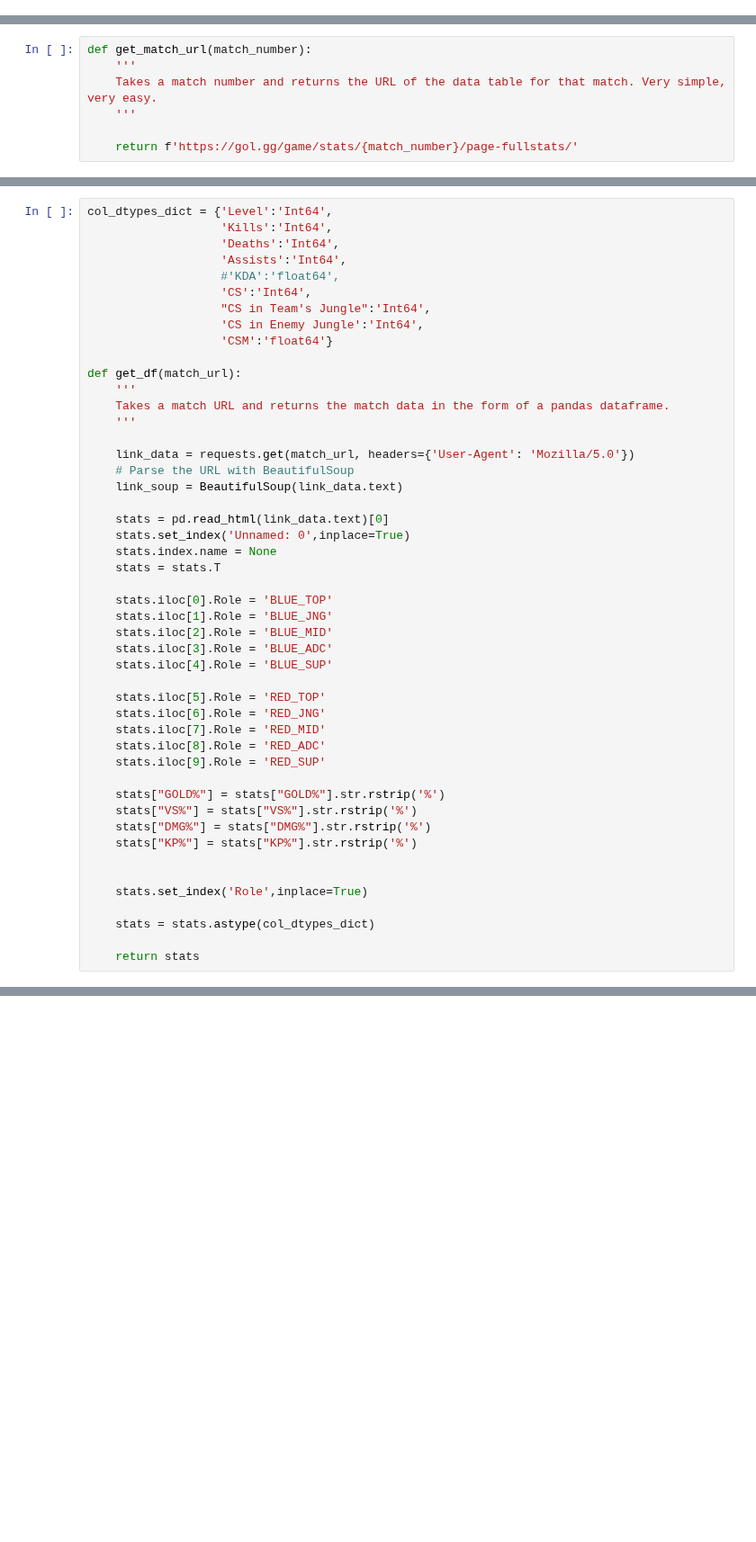
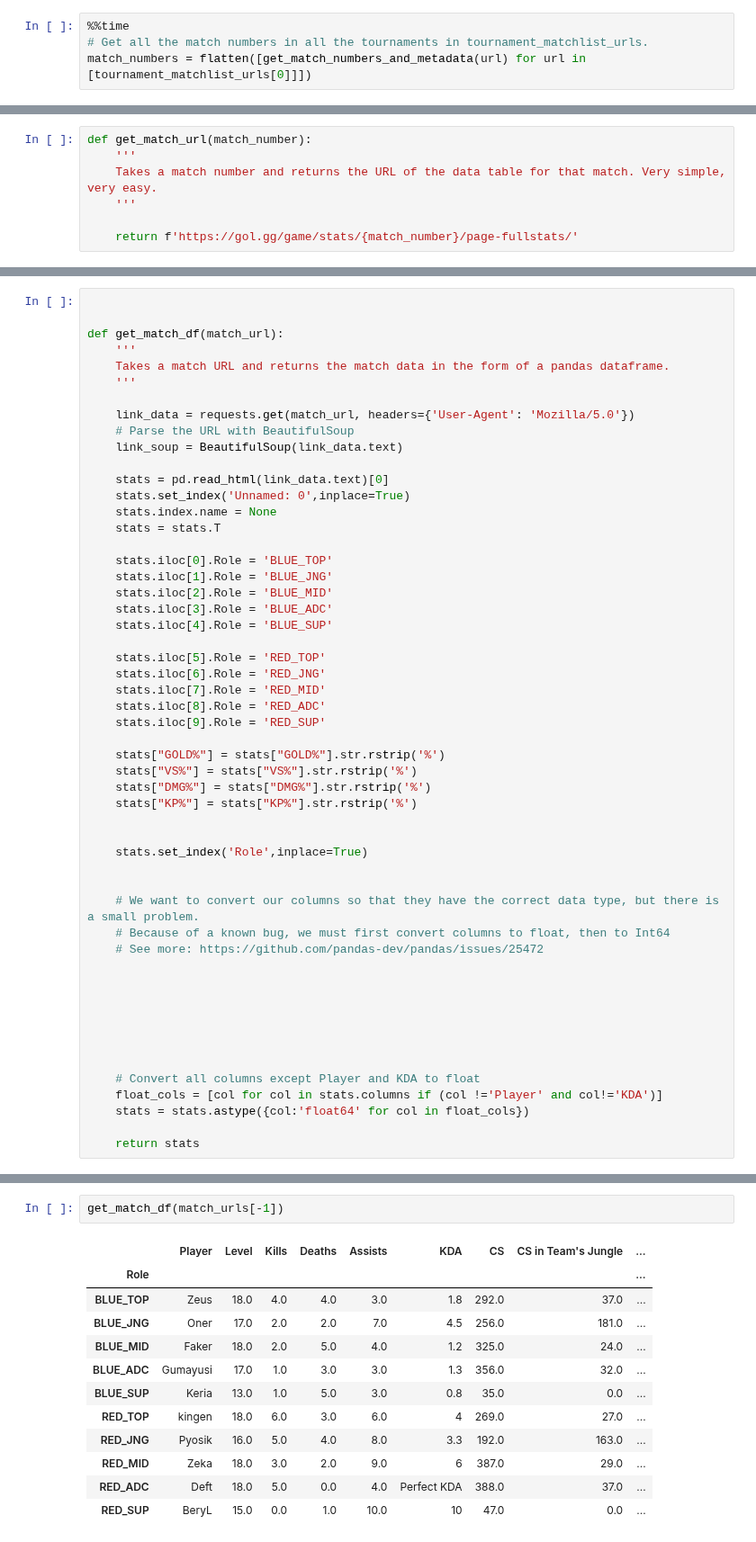
Before and after one commit to Mark-Bugden/League-of-Legends-Win-Prediction, a Jupyter notebook: Data collection/ProPlay/WebScrapingProMatches.ipynb, the cells around one changed output, grey strips where cells are left out. Shown at 90% size. Drawn from its saved outputs; the diff is of its cells as text; blank space fills up the shorter version.

```diff
--- a/Data collection/ProPlay/WebScrapingProMatches.ipynb
+++ b/Data collection/ProPlay/WebScrapingProMatches.ipynb
@@ -89,0 +139,4 @@ Wall time: 20.2 s
+# %%
+%%time
+# Get all the match numbers in all the tournaments in tournament_matchlist_urls.
+match_numbers = flatten([get_match_numbers_and_metadata(url) for url in [tournament_matchlist_urls[0]]])
@@ -100,15 +175,7 @@ match_urls = [get_match_url(num) for num in match_numbers]
 # %%
-col_dtypes_dict = {'Level':'Int64',
-                   'Kills':'Int64',
-                   'Deaths':'Int64',
-                   'Assists':'Int64',
-                   #'KDA':'float64',
-                   'CS':'Int64',
-                   "CS in Team's Jungle":'Int64',
-                   'CS in Enemy Jungle':'Int64',
-                   'CSM':'float64'}
 
-def get_df(match_url):
+
+def get_match_df(match_url):
     '''
     Takes a match URL and returns the match data in the form of a pandas dataframe.
     '''
@@ -142,6 +209,19 @@ def get_df(match_url):
 
     stats.set_index('Role',inplace=True)
 
-    stats = stats.astype(col_dtypes_dict)
+
+    # We want to convert our columns so that they have the correct data type, but there is a small problem.
+    # Because of a known bug, we must first convert columns to float, then to Int64
+    # See more: https://github.com/pandas-dev/pandas/issues/25472
+
+
+
+
+
+
+
+    # Convert all columns except Player and KDA to float
+    float_cols = [col for col in stats.columns if (col !='Player' and col!='KDA')]
+    stats = stats.astype({col:'float64' for col in float_cols})
 
     return stats
@@ -163,2 +228,17 @@ get_df(match_urls[0])
+# %%
+get_match_df(match_urls[-1])
+# %% [output]
+|  | Player | Level | Kills | Deaths | Assists | KDA | CS | CS in Team's Jungle | ... |
+| Role |  |  |  |  |  |  |  |  | ... |
+| BLUE_TOP | Zeus | 18.0 | 4.0 | 4.0 | 3.0 | 1.8 | 292.0 | 37.0 | ... |
+| BLUE_JNG | Oner | 17.0 | 2.0 | 2.0 | 7.0 | 4.5 | 256.0 | 181.0 | ... |
+| BLUE_MID | Faker | 18.0 | 2.0 | 5.0 | 4.0 | 1.2 | 325.0 | 24.0 | ... |
+| BLUE_ADC | Gumayusi | 17.0 | 1.0 | 3.0 | 3.0 | 1.3 | 356.0 | 32.0 | ... |
+| BLUE_SUP | Keria | 13.0 | 1.0 | 5.0 | 3.0 | 0.8 | 35.0 | 0.0 | ... |
+| RED_TOP | kingen | 18.0 | 6.0 | 3.0 | 6.0 | 4 | 269.0 | 27.0 | ... |
+| RED_JNG | Pyosik | 16.0 | 5.0 | 4.0 | 8.0 | 3.3 | 192.0 | 163.0 | ... |
+| RED_MID | Zeka | 18.0 | 3.0 | 2.0 | 9.0 | 6 | 387.0 | 29.0 | ... |
+| RED_ADC | Deft | 18.0 | 5.0 | 0.0 | 4.0 | Perfect KDA | 388.0 | 37.0 | ... |
+| RED_SUP | BeryL | 15.0 | 0.0 | 1.0 | 10.0 | 10 | 47.0 | 0.0 | ... |
 # %%
 get_df(match_urls[4]).columns
```
Also changed, not shown: parts of 15 cells of this notebook.
